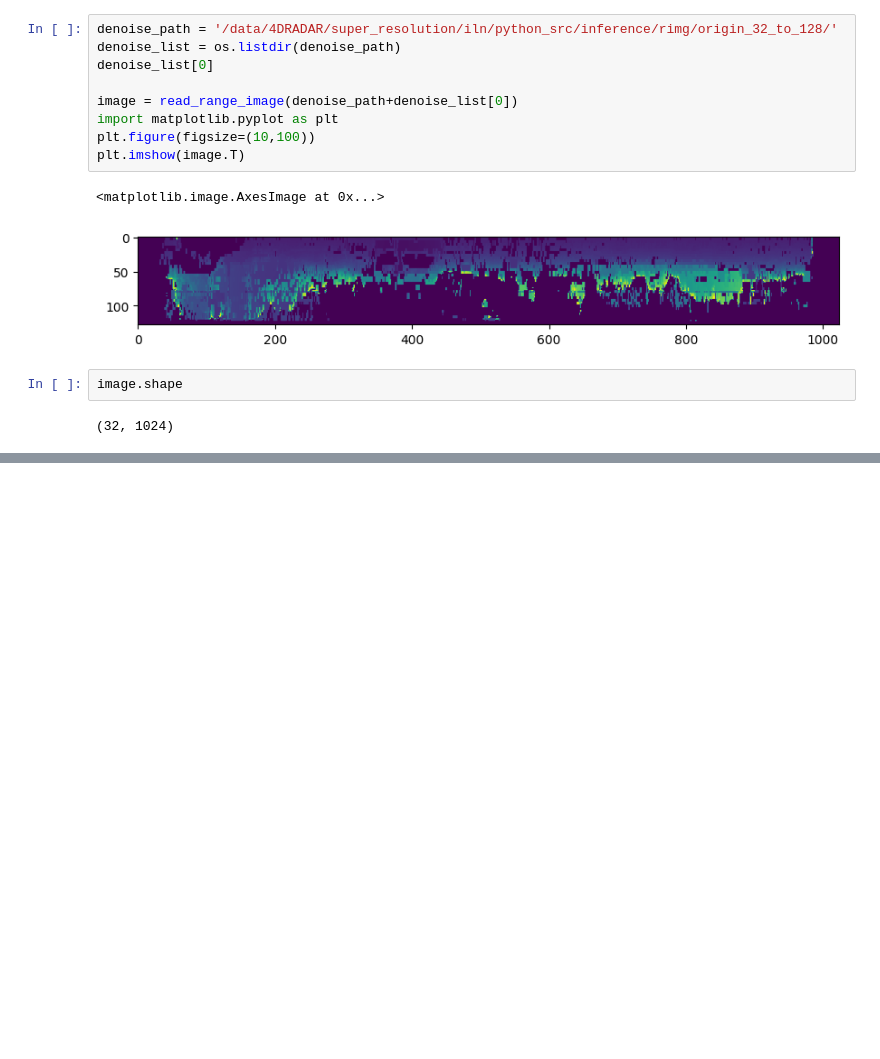
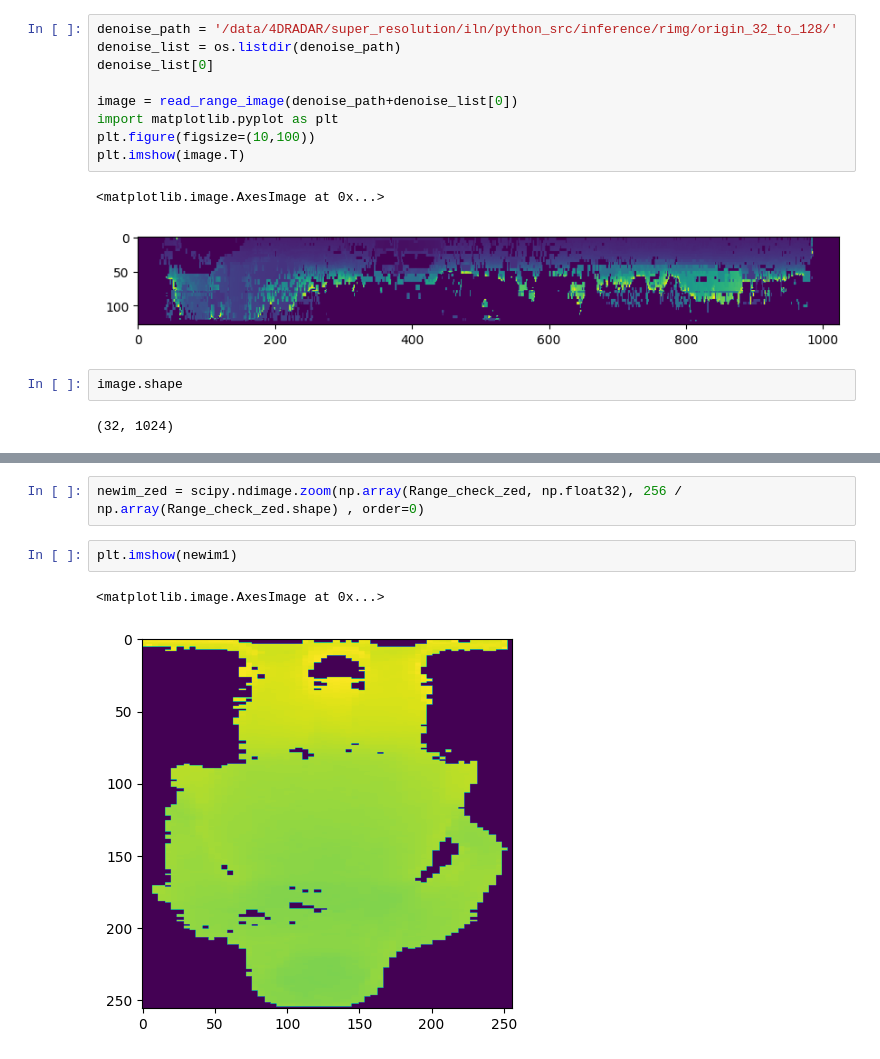
Before and after one commit to gkstlsgp3as/4DSR, a Jupyter notebook: visualize_data.ipynb, the cells around one changed output, grey strips where cells are left out. Saved outputs shown, nothing was run; the diff lists cells and outputs as text; blank space fills up the shorter version.

```diff
--- a/visualize_data.ipynb
+++ b/visualize_data.ipynb
@@ -277,0 +359,7 @@ image.shape
+# %%
+newim_zed = scipy.ndimage.zoom(np.array(Range_check_zed, np.float32), 256 / np.array(Range_check_zed.shape) , order=0)
+# %%
+plt.imshow(newim1)
+# %% [output]
+<matplotlib.image.AxesImage at 0x...>
+[figure, added]
```
Also changed, not shown: parts of 13 cells of this notebook, 8 other files.
